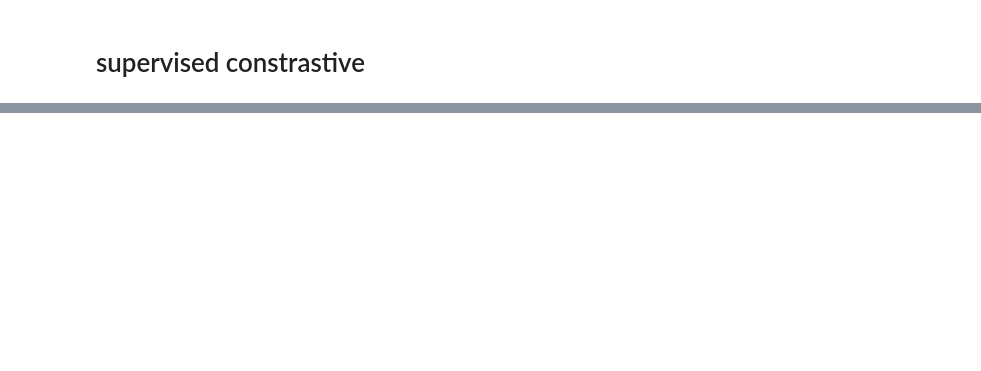
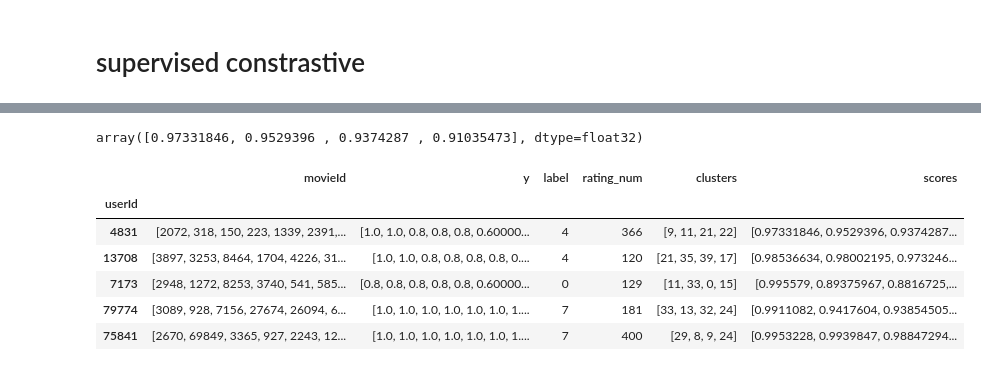
Before and after one commit to quanvu0996/TF_cert_training, a Jupyter notebook: v2.5_ML20M optimizing cluster.ipynb, the cells around one changed output, grey strips where cells are left out. Cells and saved outputs as stored; diff of their text form; code cells hidden in the pictures; blank space fills up the shorter version.

```diff
--- a/v2.5_ML20M optimizing cluster.ipynb
+++ b/v2.5_ML20M optimizing cluster.ipynb
@@ -833,0 +1267,3 @@ gc.collect()
+# %%
+scores = model.encoder(model._preprocess( [interaction_list[itemCol], interaction_list["y"]], padding_size = wu_size )).numpy()
+scores
@@ -833,0 +1309,3 @@ gc.collect()
+# %%
+idx = np.argsort(-scores.transpose(),axis=0)[:4]
+idx
@@ -833,0 +1330,18 @@ gc.collect()
+# %%
+scores[0][idx.transpose()[0]]
+# %% [output]
+array([0.97331846, 0.9529396 , 0.9374287 , 0.91035473], dtype=float32)
+# %%
+interaction_list["clusters"] = [list(i) for i in idx.transpose()]
+# %%
+interaction_list["scores"] = [ list(scores[i][ind]) for i, ind in enumerate(idx.transpose()) ]
+# %%
+interaction_list.head()
+# %% [output]
+|  | movieId | y | label | rating_num | clusters | scores |
+| userId |  |  |  |  |  |  |
+| 4831 | [2072, 318, 150, 223, 1339, 2391,... | [1.0, 1.0, 0.8, 0.8, 0.8, 0.60000... | 4 | 366 | [9, 11, 21, 22] | [0.97331846, 0.9529396, 0.9374287... |
+| 13708 | [3897, 3253, 8464, 1704, 4226, 31... | [1.0, 1.0, 0.8, 0.8, 0.8, 0.8, 0.... | 4 | 120 | [21, 35, 39, 17] | [0.98536634, 0.98002195, 0.973246... |
+| 7173 | [2948, 1272, 8253, 3740, 541, 585... | [0.8, 0.8, 0.8, 0.8, 0.8, 0.60000... | 0 | 129 | [11, 33, 0, 15] | [0.995579, 0.89375967, 0.8816725,... |
+| 79774 | [3089, 928, 7156, 27674, 26094, 6... | [1.0, 1.0, 1.0, 1.0, 1.0, 1.0, 1.... | 7 | 181 | [33, 13, 32, 24] | [0.9911082, 0.9417604, 0.93854505... |
+| 75841 | [2670, 69849, 3365, 927, 2243, 12... | [1.0, 1.0, 1.0, 1.0, 1.0, 1.0, 1.... | 7 | 400 | [29, 8, 9, 24] | [0.9953228, 0.9939847, 0.98847294... |
```
Also changed, not shown: parts of 65 cells of this notebook.
